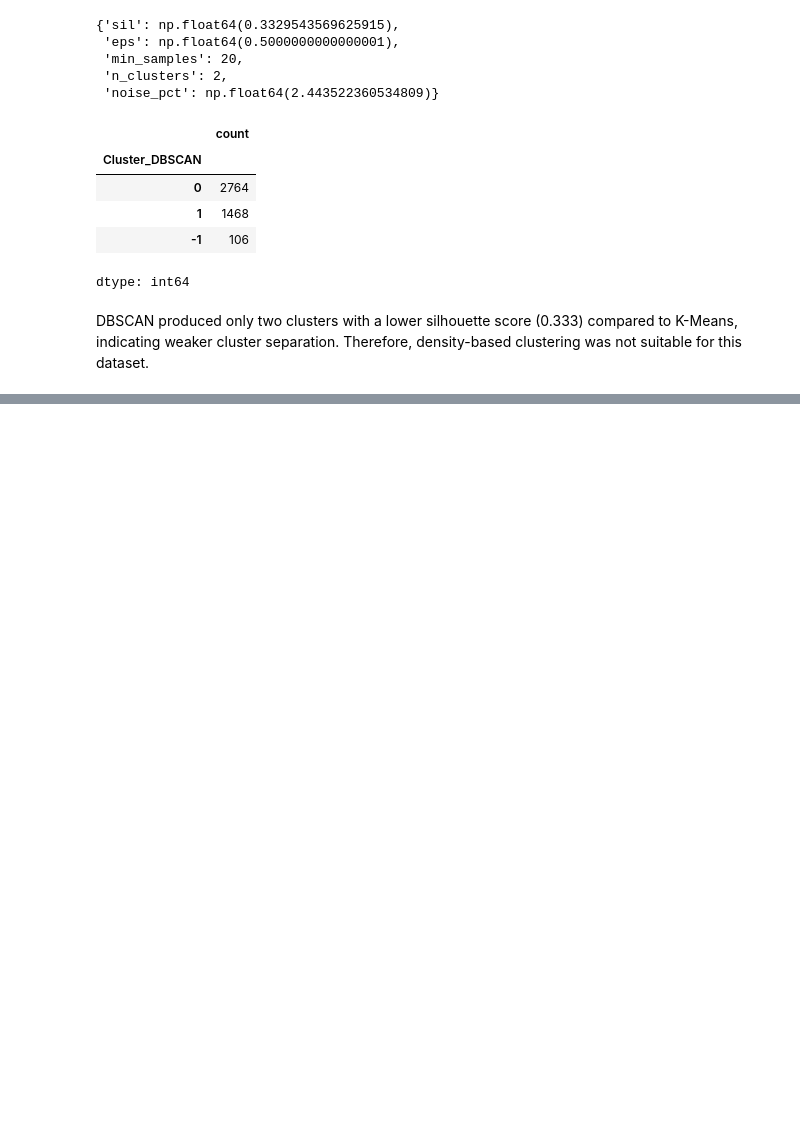
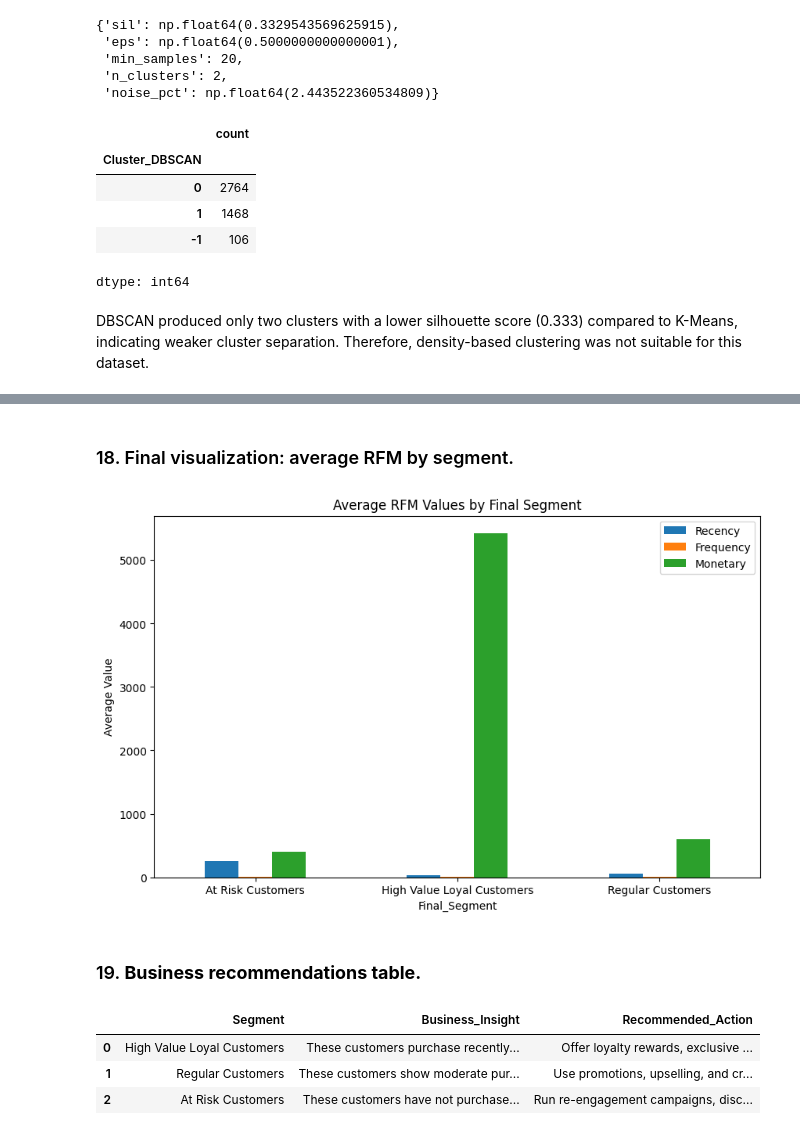
Before and after one commit to Chirag0455/MSc_Data_Science_Project, a Jupyter notebook: DS_Project_Chirag.ipynb, the cells around one changed output, grey strips where cells are left out. Saved outputs shown, nothing was run; the diff lists cells and outputs as text; code cells hidden in the pictures; blank space fills up the shorter version.

```diff
--- a/DS_Project_Chirag.ipynb
+++ b/DS_Project_Chirag.ipynb
@@ -796,0 +1003,41 @@ DBSCAN produced only two clusters with a lower silhouette score (0.333) compared
+# %% [markdown]
+### 18. Final visualization: average RFM by segment.
+# %%
+rfm.groupby("Final_Segment")[["Recency", "Frequency", "Monetary"]].mean().plot(
+    kind="bar",
+    figsize=(10, 6)
+)
+
+plt.title("Average RFM Values by Final Segment")
+plt.ylabel("Average Value")
+plt.xticks(rotation=0)
+plt.show()
+# %% [output]
+[figure, added]
+# %% [markdown]
+### 19. **Business recommendations table.**
+# %%
+recommendations_df = pd.DataFrame({
+    "Segment": [
+        "High Value Loyal Customers",
+        "Regular Customers",
+        "At Risk Customers"
+    ],
+    "Business_Insight": [
+        "These customers purchase recently, frequently, and spend the most.",
+        "These customers show moderate purchasing behaviour and growth potential.",
+        "These customers have not purchased recently and show low engagement."
+    ],
+    "Recommended_Action": [
+        "Offer loyalty rewards, exclusive benefits, and premium membership programs.",
+        "Use promotions, upselling, and cross-selling campaigns to increase value.",
+        "Run re-engagement campaigns, discount offers, and retention-focused communication."
+    ]
+})
+
+recommendations_df
+# %% [output]
+|  | Segment | Business_Insight | Recommended_Action |
+| 0 | High Value Loyal Customers | These customers purchase recently... | Offer loyalty rewards, exclusive ... |
+| 1 | Regular Customers | These customers show moderate pur... | Use promotions, upselling, and cr... |
+| 2 | At Risk Customers | These customers have not purchase... | Run re-engagement campaigns, disc... |
```
Also changed, not shown: parts of 21 cells of this notebook.
